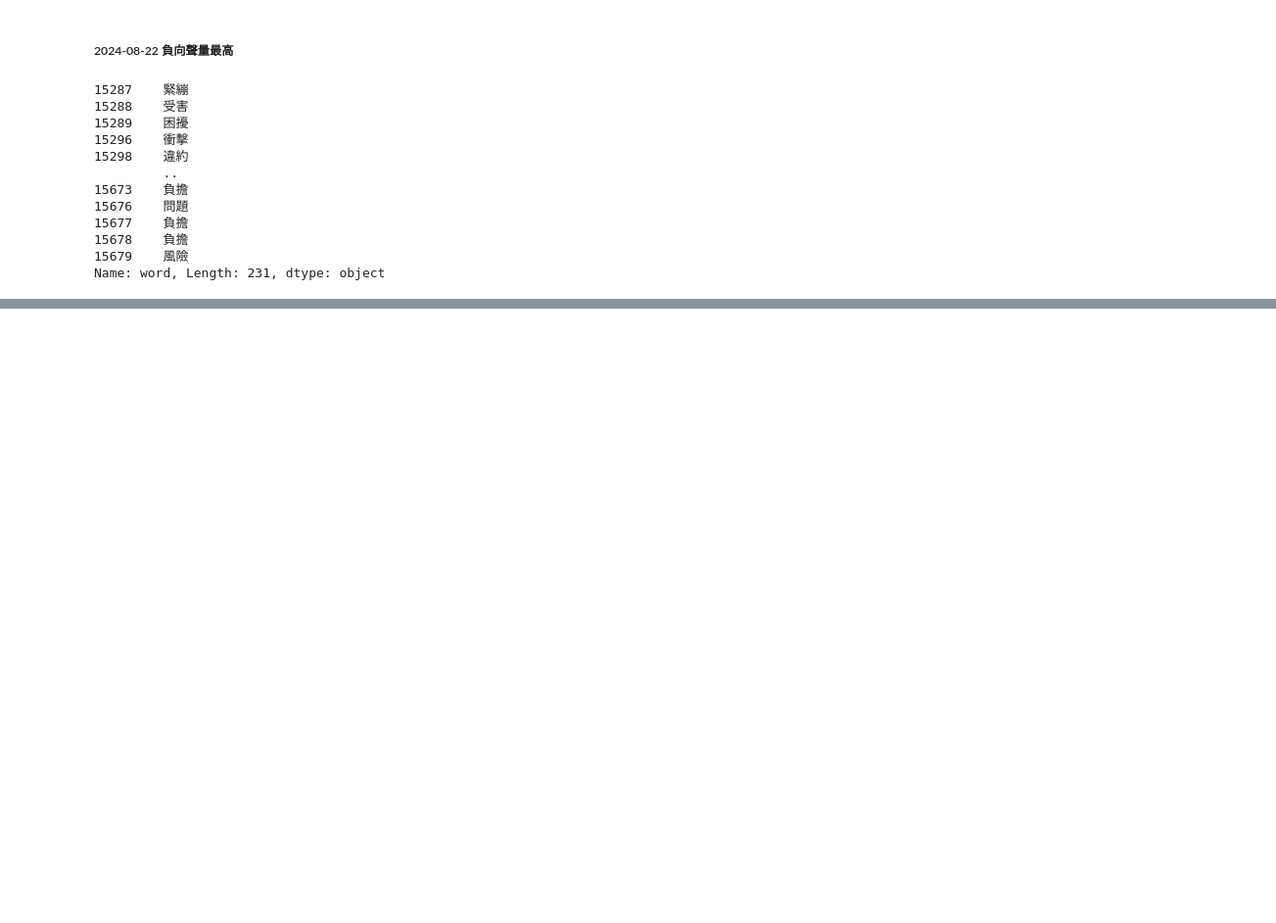
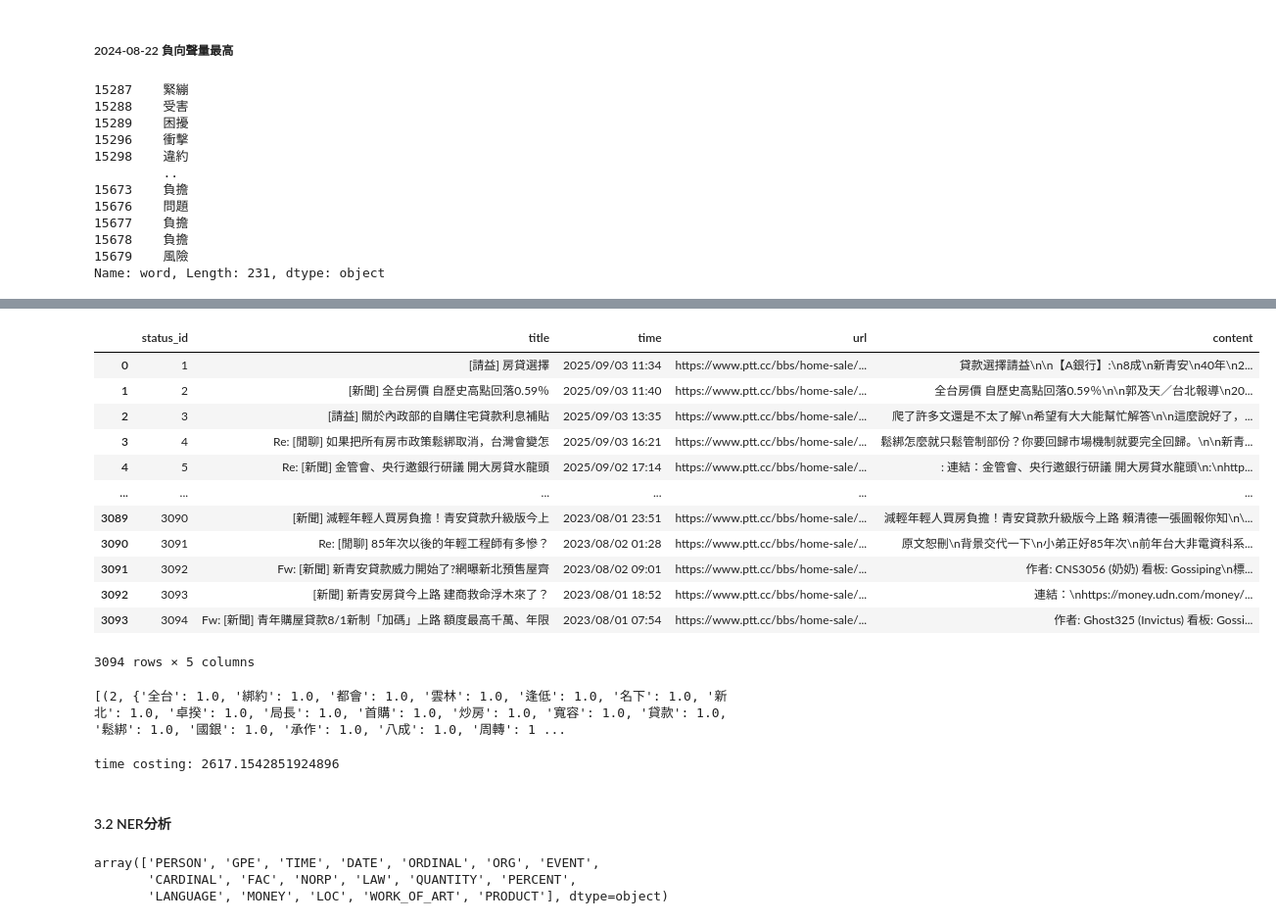
Before and after one commit to hsuan1120/Loan, a Jupyter notebook: loans.ipynb, the cells around one changed output, grey strips where cells are left out. Shown at 98% size. Drawn from its saved outputs; the diff is of its cells as text; code cells hidden in the pictures; blank space fills up the shorter version.

```diff
--- a/loans.ipynb
+++ b/loans.ipynb
@@ -630,0 +645,3 @@ plt.show()
+# %%
+article = pd.read_csv('./raw_data/articles.csv')
+article
@@ -630,0 +662,17 @@ plt.show()
+# %%
+article.insert(0, 'status_id', range(1, len(article)+1))
+article
+# %% [output]
+|  | status_id | title | time | url | content |
+| 0 | 1 | [請益] 房貸選擇 | 2025/09/03 11:34 | https://www.ptt.cc/bbs/home-sale/... | 貸款選擇請益\n\n【A銀行】:\n8成\n新青安\n40年\n2... |
+| 1 | 2 | [新聞] 全台房價 自歷史高點回落0.59％ | 2025/09/03 11:40 | https://www.ptt.cc/bbs/home-sale/... | 全台房價 自歷史高點回落0.59％\n\n郭及天／台北報導\n20... |
+| 2 | 3 | [請益] 關於內政部的自購住宅貸款利息補貼 | 2025/09/03 13:35 | https://www.ptt.cc/bbs/home-sale/... | 爬了許多文還是不太了解\n希望有大大能幫忙解答\n\n這麼說好了，... |
+| 3 | 4 | Re: [閒聊] 如果把所有房市政策鬆綁取消，台灣會變怎 | 2025/09/03 16:21 | https://www.ptt.cc/bbs/home-sale/... | 鬆綁怎麼就只鬆管制部份？你要回歸市場機制就要完全回歸。\n\n新青... |
+| 4 | 5 | Re: [新聞] 金管會、央行邀銀行研議 開大房貸水龍頭 | 2025/09/02 17:14 | https://www.ptt.cc/bbs/home-sale/... | : 連結：金管會、央行邀銀行研議 開大房貸水龍頭\n:\nhttp... |
+| ... | ... | ... | ... | ... | ... |
+| 3089 | 3090 | [新聞] 減輕年輕人買房負擔！青安貸款升級版今上 | 2023/08/01 23:51 | https://www.ptt.cc/bbs/home-sale/... | 減輕年輕人買房負擔！青安貸款升級版今上路 賴清德一張圖報你知\n\... |
+| 3090 | 3091 | Re: [閒聊] 85年次以後的年輕工程師有多慘？ | 2023/08/02 01:28 | https://www.ptt.cc/bbs/home-sale/... | 原文恕刪\n背景交代一下\n小弟正好85年次\n前年台大非電資科系... |
+| 3091 | 3092 | Fw: [新聞] 新青安貸款威力開始了?網曝新北預售屋齊 | 2023/08/02 09:01 | https://www.ptt.cc/bbs/home-sale/... | 作者: CNS3056 (奶奶) 看板: Gossiping\n標... |
+| 3092 | 3093 | [新聞] 新青安房貸今上路 建商救命浮木來了？ | 2023/08/01 18:52 | https://www.ptt.cc/bbs/home-sale/... | 連結：\nhttps://money.udn.com/money/... |
+| 3093 | 3094 | Fw: [新聞] 青年購屋貸款8/1新制「加碼」上路 額度最高千萬、年限 | 2023/08/01 07:54 | https://www.ptt.cc/bbs/home-sale/... | 作者: Ghost325 (Invictus) 看板: Gossi... |
+3094 rows × 5 columns
@@ -630,0 +736,14 @@ plt.show()
+# %%
+with open('./dict/user_dict.txt', 'r', encoding='utf-8') as f:
+    words = f.read().splitlines()
+
+# 過濾掉空行
+words = [w.strip() for w in words if w.strip()]
+
+# 因為只是要避免詞被切錯，所以都給1.0的權重就好
+dict_custom = {w: 1.0 for w in words}
+
+dictionary2 = construct_dictionary(dict_custom)
+print(dictionary2)
+# %% [output]
+[(2, {'全台': 1.0, '綁約': 1.0, '都會': 1.0, '雲林': 1.0, '逢低': 1.0, '名下': 1.0, '新北': 1.0, '卓揆': 1.0, '局長': 1.0, '首購': 1.0, '炒房': 1.0, '寬容': 1.0, '貸款': 1.0, '鬆綁': 1.0, '國銀': 1.0, '承作': 1.0, '八成': 1.0, '周轉': 1 ...
@@ -630,0 +813,4 @@ plt.show()
+# %%
+pos_table, entity_table, sentence_table = get_nlp_result(article)
+# %% [output]
+time costing: 2617.1542851924896
@@ -630,0 +822,9 @@ plt.show()
+# %% [markdown]
+#### 3.2 NER分析
+# %%
+entity_table = pd.read_csv('./raw_data/entity_table.csv')
+entity_table['ner'].unique()
+# %% [output]
+array(['PERSON', 'GPE', 'TIME', 'DATE', 'ORDINAL', 'ORG', 'EVENT',
+       'CARDINAL', 'FAC', 'NORP', 'LAW', 'QUANTITY', 'PERCENT',
+       'LANGUAGE', 'MONEY', 'LOC', 'WORK_OF_ART', 'PRODUCT'], dtype=object)
```
Also changed, not shown: parts of 24 cells of this notebook.
